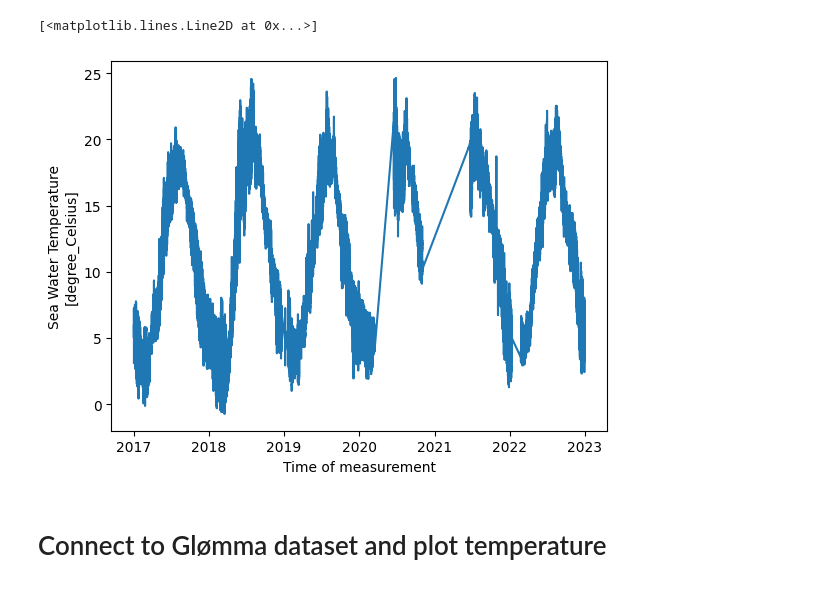
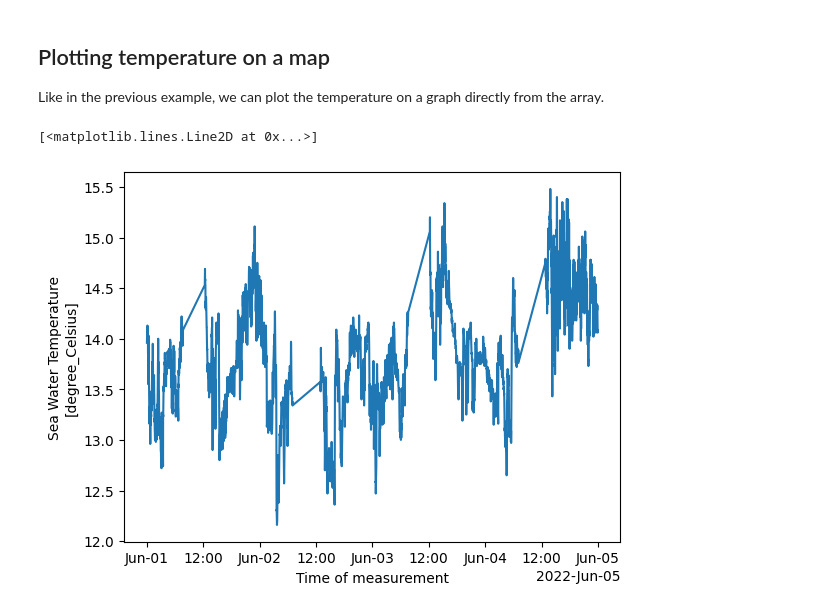
Before and after one commit to NIVANorge/niva-aquainfra, a Jupyter notebook: code/aquainfra_presentation.ipynb, the cells around one changed output. Drawn from its saved outputs; the diff is of its cells as text; code cells hidden in the pictures.

```diff
--- a/code/aquainfra_presentation.ipynb
+++ b/code/aquainfra_presentation.ipynb
@@ -33,0 +70,6 @@ Data variables:
+# %%
+ds_fa = xr.open_dataset(
+    "https://thredds.niva.no/thredds/dodsC/datasets/norsoop/color_fantasy/merged_acdd_color_fantasy.nc"
+)
+ds = ds_fa.sel(time=slice("2022-06-01", "2022-06-04"))
+ds
@@ -34,7 +94,9 @@ Data variables:
+# %% [markdown]
+## Plotting temperature on a map
+
+Like in the previous example, we can plot the temperature on a graph directly from the array.
 # %%
-ds.temperature.plot()
+ds["temperature"].plot()
 # %% [output]
 [<matplotlib.lines.Line2D at 0x...>]
-[figure, old version]
+[figure, new version]
-# %% [markdown]
-# Connect to Glømma dataset and plot temperature
```
Also changed, not shown: parts of 20 cells of this notebook.
